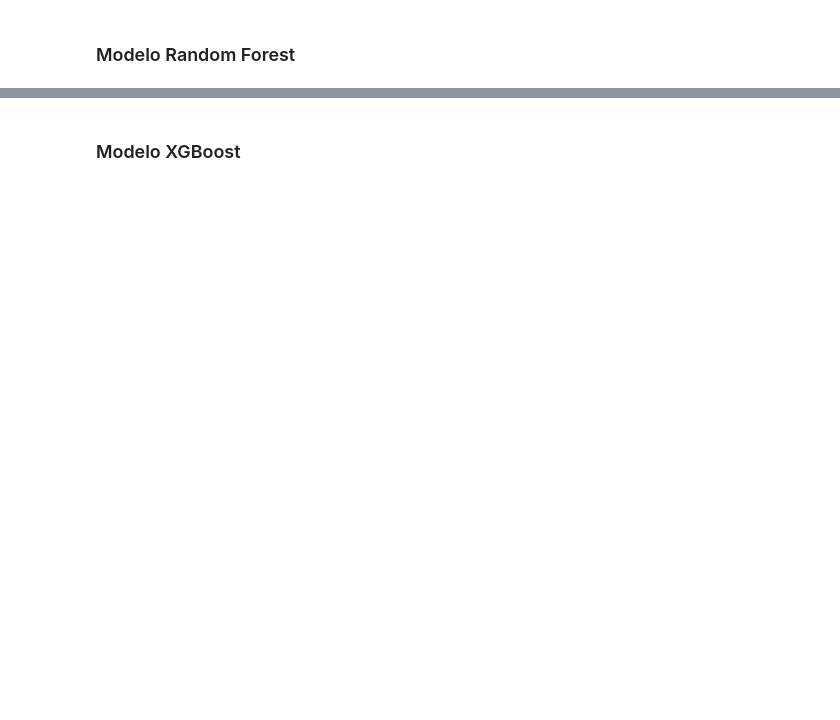
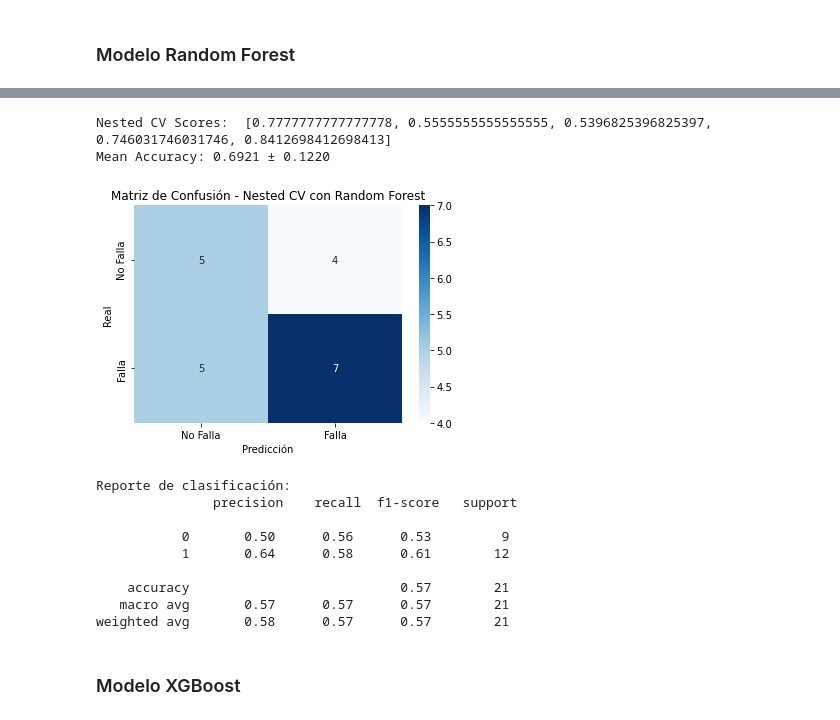
Before and after one commit to Iaibanez/jbook_ml202510, a Jupyter notebook: _sources/ML_Models.ipynb, the cells around one changed output, grey strips where cells are left out. Drawn from its saved outputs; the diff is of its cells as text; code cells hidden in the pictures; blank space fills up the shorter version.

```diff
--- a/_sources/ML_Models.ipynb
+++ b/_sources/ML_Models.ipynb
@@ -136,21 +246,0 @@ weighted avg       0.66      0.62      0.62        21
-# %%
-# Definir variables predictoras y objetivo
-X = df.drop(columns=["Equipo", "Suspension", "Falla"])  # Ajusta según tus datos
-y = df["Falla"]
-
-# Crear pipeline con escalado y clasificador KNN
-pipe = make_pipeline(StandardScaler(), KNeighborsClassifier())
-
-# Definir hiperparámetros para GridSearch
-param_grid = {
-    "kneighborsclassifier__n_neighbors": [3, 5, 7, 9, 10],
-    "kneighborsclassifier__weights": ["distance"],
-    "kneighborsclassifier__metric": ["euclidean"],
-    "kneighborsclassifier__algorithm": ["ball_tree", "kd_tree"]
-}
-
-# Dividimos los datos en training y testing
-X_train, X_test, y_train, y_test = train_test_split(X, y, test_size=0.2, random_state=42)
-
-smote = SMOTE(random_state=42)
-X_train_res, y_train_res = smote.fit_resample(X_train, y_train)
@@ -161,2 +312,33 @@ X_train_res, y_train_res = smote.fit_resample(X_train, y_train)
+# %%
+# Mostrar resultados de Nested Cross-Validation
+print("Nested CV Scores: ", nested_scores)
+print("Mean Accuracy: {:.4f} ± {:.4f}".format(np.mean(nested_scores), np.std(nested_scores)))
+
+# Matriz de Confusión
+conf_matrix = confusion_matrix(all_y_true, all_y_pred)
+
+# Visualizar la Matriz de Confusión
+plt.figure(figsize=(6, 4))
+sns.heatmap(conf_matrix, annot=True, fmt="d", cmap="Blues", xticklabels=["No Falla", "Falla"], yticklabels=["No Falla", "Falla"])
+plt.xlabel("Predicción")
+plt.ylabel("Real")
+plt.title("Matriz de Confusión - Nested CV con Random Forest")
+plt.show()
+
+# Métricas adicionales
+print("Reporte de clasificación:\n", classification_report(all_y_true, all_y_pred))
+# %% [output]
+Nested CV Scores:  [0.7777777777777778, 0.5555555555555555, 0.5396825396825397, 0.746031746031746, 0.8412698412698413]
+Mean Accuracy: 0.6921 ± 0.1220
+[figure, added]
+Reporte de clasificación:
+               precision    recall  f1-score   support
+
+           0       0.50      0.56      0.53         9
+           1       0.64      0.58      0.61        12
+
+    accuracy                           0.57        21
+   macro avg       0.57      0.57      0.57        21
+weighted avg       0.58      0.57      0.57        21
 # %% [markdown]
 ### Modelo XGBoost
```
Also changed, not shown: parts of 14 cells of this notebook, 9 other files.
